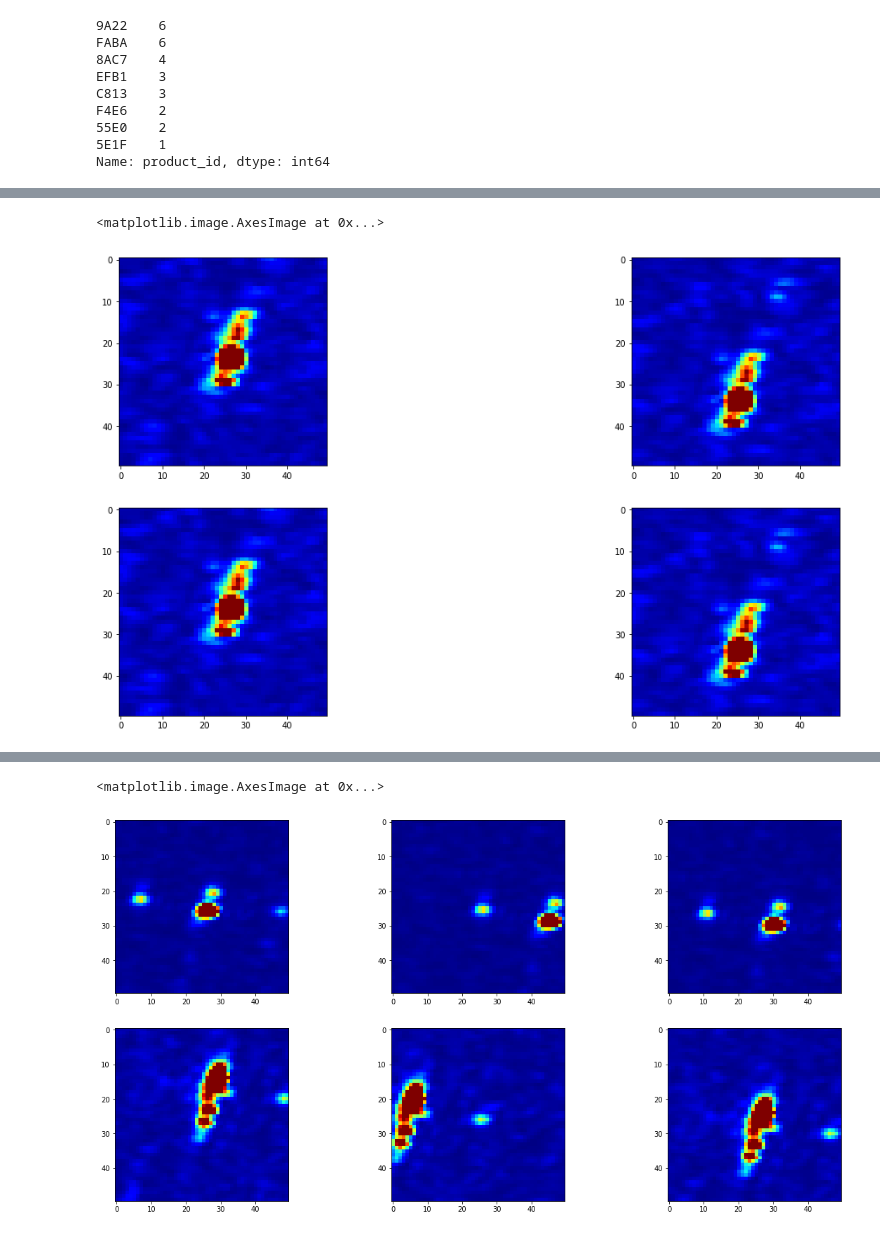
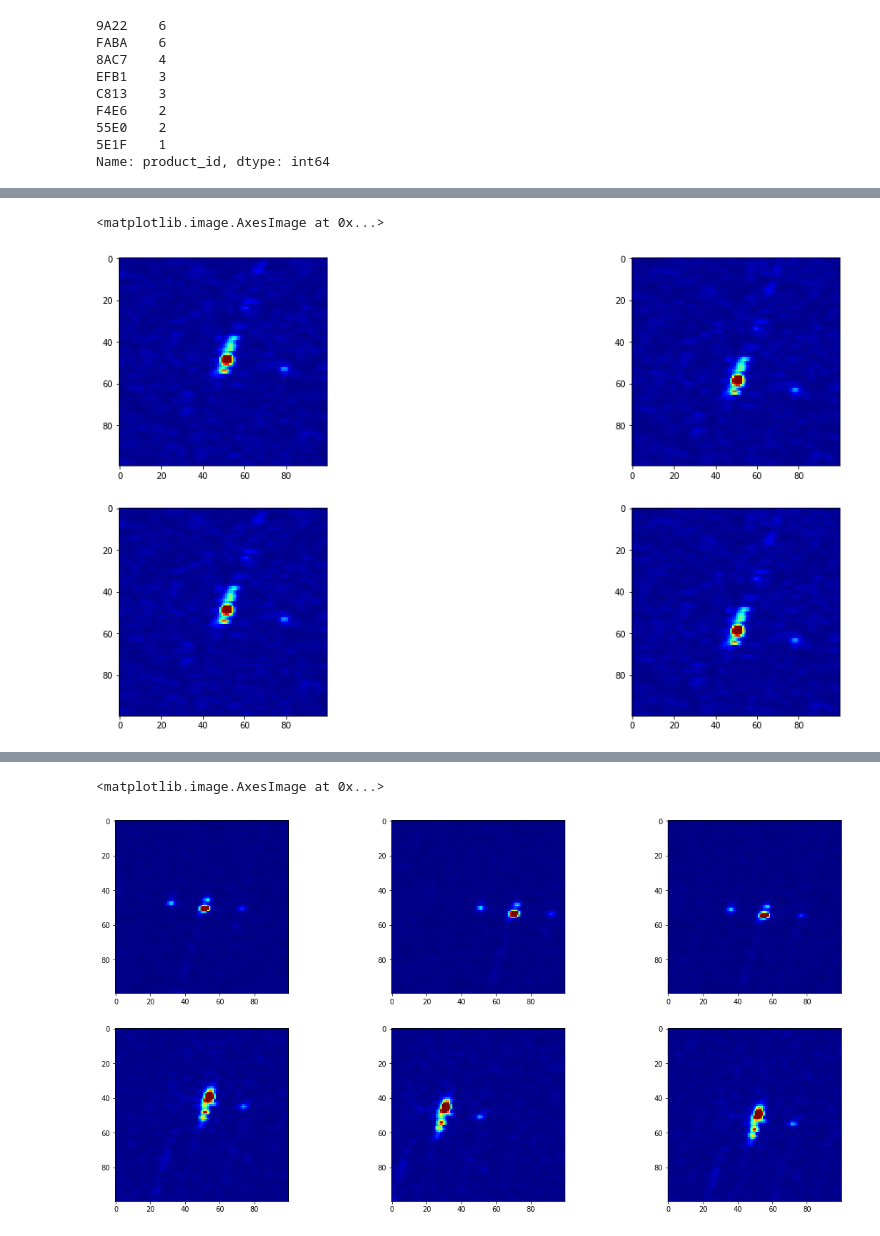
Before and after one commit to karijdempsey/learningWithKaggle, a Jupyter notebook: sar_ukho_new/1.0-kd_turbines_duplicates.ipynb, the cells around one changed output, grey strips where cells are left out. Cells and saved outputs as stored; diff of their text form; code cells hidden in the pictures.

```diff
--- a/sar_ukho_new/1.0-kd_turbines_duplicates.ipynb
+++ b/sar_ukho_new/1.0-kd_turbines_duplicates.ipynb
@@ -150,16 +138,16 @@ df_8AC7_WT671 = WT671_df[WT671_df.product_id=='8AC7']
 # %%
 fig = plt.figure(figsize=(20,10))
 plt.subplot(221)
-plt.imshow(crop_center(df_8AC7_WT671.VH.iloc[0].reshape(240,240), 50, 50), cmap='jet', vmin=0, vmax=0.1)
+plt.imshow(crop_center(df_8AC7_WT671.VH.iloc[0].reshape(240,240), 100, 100), cmap='jet', vmin=0, vmax=0.2)
 plt.subplot(222)
-plt.imshow(crop_center(df_8AC7_WT671.VH.iloc[1].reshape(240,240), 50, 50), cmap='jet', vmin=0, vmax=0.1)
+plt.imshow(crop_center(df_8AC7_WT671.VH.iloc[1].reshape(240,240), 100, 100), cmap='jet', vmin=0, vmax=0.2)
 plt.subplot(223)
-plt.imshow(crop_center(df_8AC7_WT671.VH.iloc[2].reshape(240,240), 50, 50), cmap='jet', vmin=0, vmax=0.1)
+plt.imshow(crop_center(df_8AC7_WT671.VH.iloc[2].reshape(240,240), 100, 100), cmap='jet', vmin=0, vmax=0.2)
 plt.subplot(224)
-plt.imshow(crop_center(df_8AC7_WT671.VH.iloc[3].reshape(240,240), 50, 50), cmap='jet', vmin=0, vmax=0.1)
+plt.imshow(crop_center(df_8AC7_WT671.VH.iloc[3].reshape(240,240), 100, 100), cmap='jet', vmin=0, vmax=0.2)
 # %% [output]
 <matplotlib.image.AxesImage at 0x...>
-[figure, old version]
+[figure, new version]
 # %%
 df_8AC7_WT671
 # %% [output]
@@ -174,20 +162,20 @@ df_C813_WT671 = WT671_df[WT671_df.product_id=='C813']
 # %%
 fig = plt.figure(figsize=(20,10))
 plt.subplot(231)
-plt.imshow(crop_center(df_EFB1_WT671.VH.iloc[0].reshape(240,240), 50, 50), cmap='jet', vmin=0, vmax=0.1)
+plt.imshow(crop_center(df_EFB1_WT671.VH.iloc[0].reshape(240,240), 100, 100), cmap='jet', vmin=0, vmax=0.2)
 plt.subplot(232)
-plt.imshow(crop_center(df_EFB1_WT671.VH.iloc[1].reshape(240,240), 50, 50), cmap='jet', vmin=0, vmax=0.1)
+plt.imshow(crop_center(df_EFB1_WT671.VH.iloc[1].reshape(240,240), 100, 100), cmap='jet', vmin=0, vmax=0.2)
 plt.subplot(233)
-plt.imshow(crop_center(df_EFB1_WT671.VH.iloc[2].reshape(240,240), 50, 50), cmap='jet', vmin=0, vmax=0.1)
+plt.imshow(crop_center(df_EFB1_WT671.VH.iloc[2].reshape(240,240), 100, 100), cmap='jet', vmin=0, vmax=0.2)
 plt.subplot(234)
-plt.imshow(crop_center(df_C813_WT671.VH.iloc[0].reshape(240,240), 50, 50), cmap='jet', vmin=0, vmax=0.1)
+plt.imshow(crop_center(df_C813_WT671.VH.iloc[0].reshape(240,240), 100, 100), cmap='jet', vmin=0, vmax=0.2)
 plt.subplot(235)
-plt.imshow(crop_center(df_C813_WT671.VH.iloc[1].reshape(240,240), 50, 50), cmap='jet', vmin=0, vmax=0.1)
+plt.imshow(crop_center(df_C813_WT671.VH.iloc[1].reshape(240,240), 100, 100), cmap='jet', vmin=0, vmax=0.2)
 plt.subplot(236)
-plt.imshow(crop_center(df_C813_WT671.VH.iloc[2].reshape(240,240), 50, 50), cmap='jet', vmin=0, vmax=0.1)
+plt.imshow(crop_center(df_C813_WT671.VH.iloc[2].reshape(240,240), 100, 100), cmap='jet', vmin=0, vmax=0.2)
 # %% [output]
 <matplotlib.image.AxesImage at 0x...>
-[figure, old version]
+[figure, new version]
 # %%
 df_EFB1_WT671
 # %% [output]
```
Also changed, not shown: parts of 4 cells of this notebook, 2 other files.
